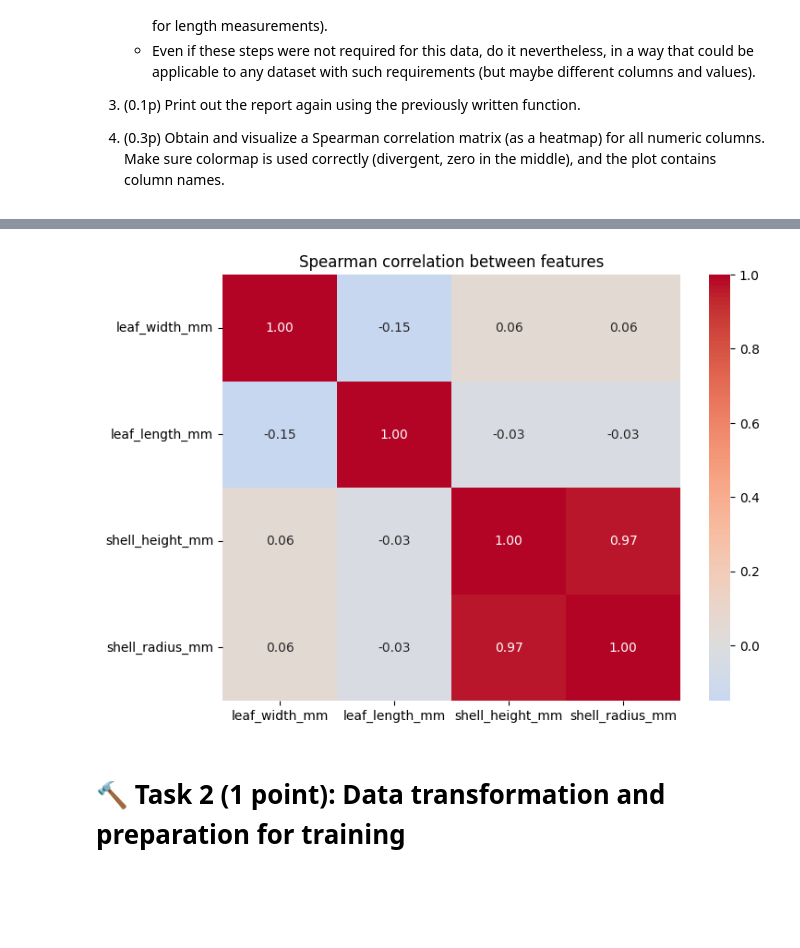
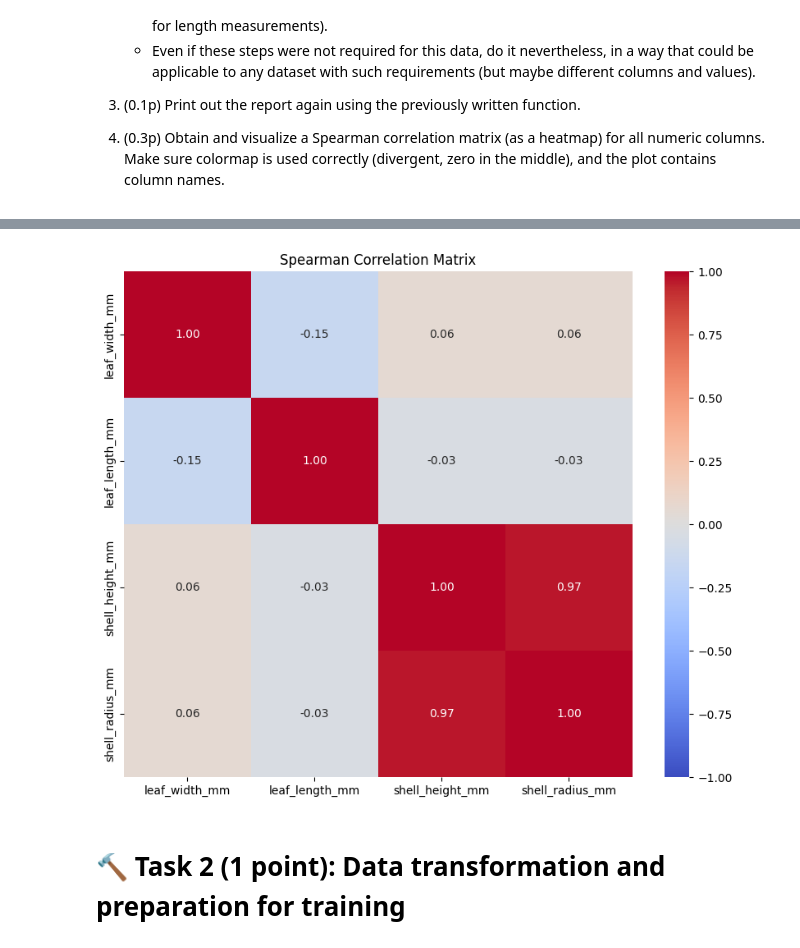
Before and after one commit to Danielius162/Molekulines_kursas, a Jupyter notebook: Namų darbai/Homework4.ipynb, the cells around one changed output, grey strips where cells are left out. Cells and saved outputs as stored; diff of their text form; code cells hidden in the pictures; blank space fills up the shorter version.

```diff
--- a/Namų darbai/Homework4.ipynb
+++ b/Namų darbai/Homework4.ipynb
@@ -57,38 +62,66 @@ But first - the provided **data should be explored**!
 4. (0.3p) Obtain and visualize a Spearman correlation matrix (as a heatmap) for all numeric columns. Make sure colormap is used correctly (divergent, zero in the middle), and the plot contains column names.
 # %%
 
+plt.rcParams['figure.figsize'] = (10, 6)
+
 url = "https://raw.githubusercontent.com/Tallivm/vu-python/main/hw4_2025.csv"
+try:
+    raw = pd.read_csv(url, index_col=0)
+except Exception as e:
+    print(f"Error: {e}")
+    raw = pd.DataFrame()
 
-raw = pd.read_csv(url, index_col=0)
+def generate_report(df, title="Data"):
+    print(f"\n{'='*10} REPORT: {title} {'='*10}")
 
-def print_report(df):
-    print(f"Total NaNs: {df.isna().sum().sum()}")
-    if df.isna().sum().sum() > 0:
-        print(f"NaNs per column:\n{df.isna().sum()[df.isna().sum() > 0]}")
+    total_nans = df.isna().sum().sum()
+    print(f"\n[Missing Values]")
+    print(f"Total NaNs: {total_nans}")
+    if total_nans > 0:
+        nan_cols = df.isna().sum()
+        print("Columns with NaNs:")
+        for col, count in nan_cols[nan_cols > 0].items():
+            print(f"  - {col}: {count}")
 
-    print("\nNumeric columns:")
-    for col in df.select_dtypes(include='number'):
-        print(f"{col}: Min={df[col].min():.2f}, Mean={df[col].mean():.2f}, Max={df[col].max():.2f}")
+    print(f"\n[Numeric Columns]")
+    numeric_cols = df.select_dtypes(include=[np.number]).columns
+    if len(numeric_cols) > 0:
+        for col in numeric_cols:
 
-    print("\nCategorical columns:")
-    for col in df.select_dtypes(include='object'):
-        print(f"{col}: Unique={len(df[col].unique())}, Counts={df[col].value_counts().to_dict()}")
+            print(f"{col:<20} | Min: {df[col].min():<8.2f} | Mean: {df[col].mean():<8.2f} | Max: {df[col].max():<8.2f}")
+    else:
+        print("No numeric columns found.")
 
-print("--- Report: RAW Data ---")
-print_report(raw)
+    print(f"\n[Categorical Columns]")
+    cat_cols = df.select_dtypes(include=['object']).columns
+    if len(cat_cols) > 0:
+        for col in cat_cols:
+            unique_count = df[col].nunique()
+            print(f"\nColumn: '{col}' (Unique: {unique_count})")
+            print("  Counts:")
 
-clean = raw.dropna()
+            counts = df[col].value_counts()
+            for val, count in counts.items():
+                print(f"    - {val:<15}: {count}")
+    else:
+        print("No categorical columns found.")
+    print("="*40)
 
-nums = clean.select_dtypes(include='number')
-clean = clean[(nums >= 0).all(axis=1)]
+if not raw.empty:
+    generate_report(raw, "RAW DATA")
 
-print("\n--- Report: CLEAN Data ---")
-print_report(clean)
+    clean = raw.copy()
 
-plt.figure(figsize=(8, 6))
+    clean = clean.dropna()
 
-sns.heatmap(clean.corr(method='spearman', numeric_only=True),
-            annot=True, cmap='coolwarm', center=0, fmt=".2f")
-plt.title("Spearman correlation between features")
-plt.show()
+    numeric_cols = clean.select_dtypes(include=[np.number]).columns
+    clean = clean[(clean[numeric_cols] >= 0).all(axis=1)]
+
+    generate_report(clean, "CLEANED DATA")
+    print("\n--- Spearman Correlation Matrix ---")
+    plt.figure(figsize=(10, 8))
+    sns.heatmap(clean.corr(method='spearman', numeric_only=True),
+                annot=True, fmt=".2f", cmap="coolwarm", center=0, vmin=-1, vmax=1)
+    plt.title("Spearman Correlation Matrix")
+    plt.show()
 # %% [output]
@@ -112,4 +145,4 @@ shell_color: Unique=5, Counts={'dark': 1080, 'yellow': 933, 'striped': 449, 'whi
-[figure, old version]
+[figure, new version]
 # %%
 assert isinstance(raw, pd.DataFrame)
 assert isinstance(clean, pd.DataFrame)
```
Also changed, not shown: parts of 6 cells of this notebook.
